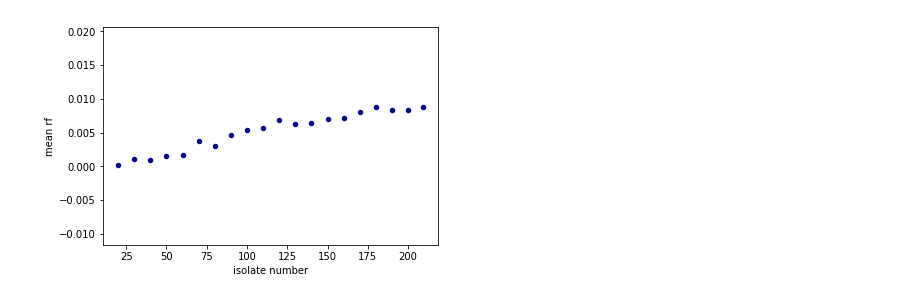
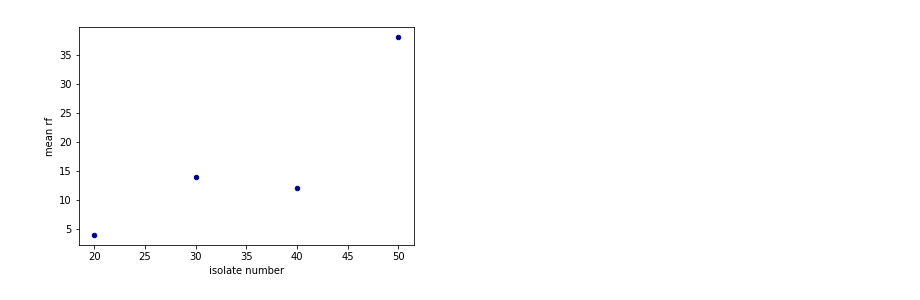
Before and after one commit to jtfield/phylo_comparison, a Jupyter notebook: tree_compare_fig.ipynb, the cells around one changed output. Saved outputs shown, nothing was run; the diff lists cells and outputs as text; code cells hidden in the pictures.

```diff
--- a/tree_compare_fig.ipynb
+++ b/tree_compare_fig.ipynb
@@ -138,0 +205,7 @@ unweighted_df.head()
+# %%
+mr_unweighted_df['mean rf'] = mr_unweighted_df.mean(axis=1)
+mr_unweighted_mean = mr_unweighted_df['mean rf']
+mr_unweighted_df['std'] = mr_unweighted_df.std(axis=1)
+mr_unweighted_df.head()
+
+#unweighted_mean.plot()
@@ -160,0 +249,3 @@ unweighted_df.head()
+# %%
+mr_unweighted_df['isolate number'] = mr_unweighted_df.index
+mr_unweighted_df.head()
@@ -175,4 +280,4 @@ ax1 = unweighted_df.plot.scatter(x='isolate number',y='mean rf',c='DarkBlue')
 # %%
-ax2 = weighted_df.plot.scatter(x='isolate number',y='mean rf',c='DarkBlue')
+ax2 = mr_unweighted_df.plot.scatter(x='isolate number',y='mean rf',c='DarkBlue')
 # %% [output]
-[figure, old version]
+[figure, new version]
```
Also changed, not shown: parts of 15 cells of this notebook, 2 other files.
